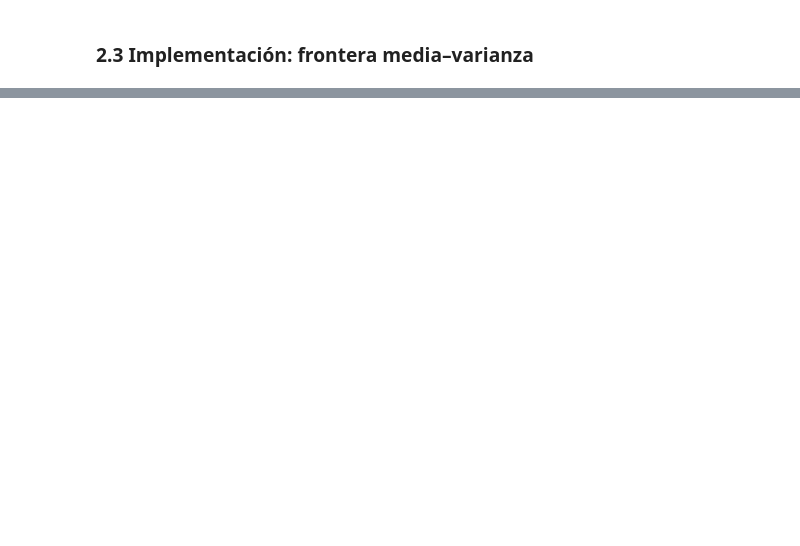
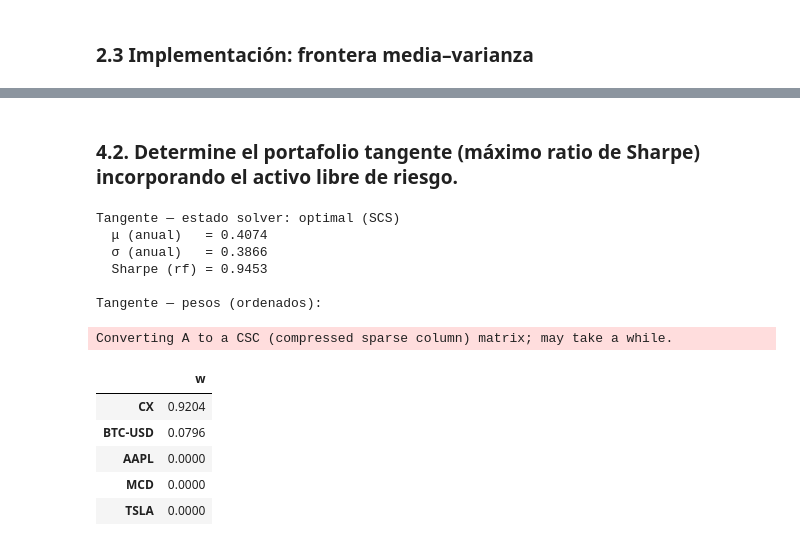
Before and after one commit to fabiantovarc/Portafolio-de-inversion, a Jupyter notebook: notebooks/taller1.ipynb, the cells around one changed output, grey strips where cells are left out. Cells and saved outputs as stored; diff of their text form; code cells hidden in the pictures; blank space fills up the shorter version.

```diff
--- a/notebooks/taller1.ipynb
+++ b/notebooks/taller1.ipynb
@@ -287,0 +425,32 @@ dtype: float64, 'expected_return': 0.06198371995241428, 'volatility': 0.18912957
+# %% [markdown]
+### 4.2. Determine el portafolio tangente (máximo ratio de Sharpe) incorporando el activo libre de riesgo.
+# %%
+# rf_ann_scalar como antes
+try:
+    rf_ann_scalar = float(rf_ann.iloc[-1, 0])
+except Exception:
+    rf_ann_scalar = float(rf_ann.squeeze().iloc[-1])
+
+tan = Do_portfolio.tangency_portfolio(mu, Sigma, rf_ann=rf_ann_scalar, long_only=True)
+
+print("Tangente — estado solver:", tan["status"])
+print(f"  μ (anual)   = {tan['expected_return']:.4f}")
+print(f"  σ (anual)   = {tan['volatility']:.4f}")
+print(f"  Sharpe (rf) = {tan['sharpe']:.4f}\n")
+
+print("Tangente — pesos (ordenados):")
+display(tan["weights"].sort_values(ascending=False).round(4).to_frame("w"))
+# %% [output]
+Tangente — estado solver: optimal (SCS)
+  μ (anual)   = 0.4074
+  σ (anual)   = 0.3866
+  Sharpe (rf) = 0.9453
+
+Tangente — pesos (ordenados):
+Converting A to a CSC (compressed sparse column) matrix; may take a while.
+|  | w |
+| CX | 0.9204 |
+| BTC-USD | 0.0796 |
+| AAPL | 0.0000 |
+| MCD | 0.0000 |
+| TSLA | 0.0000 |
```
Also changed, not shown: parts of 13 cells of this notebook, 3 other files.
